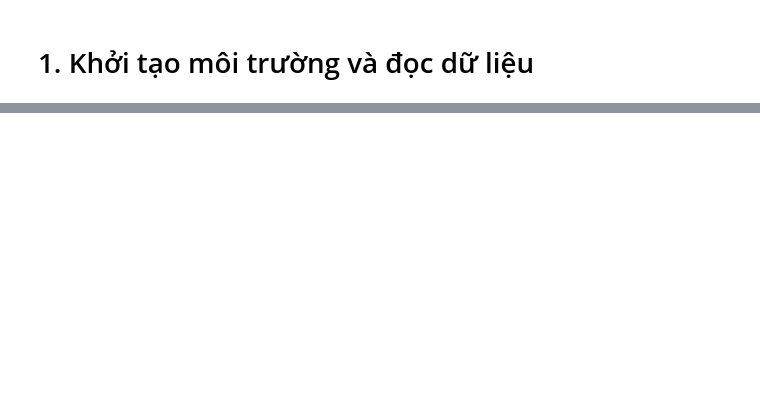
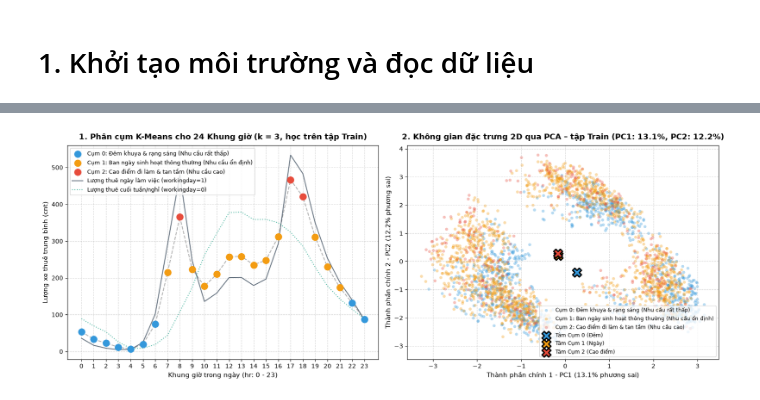
Before and after one commit to nguyenhaidangg/ml-bike-sharing, a Jupyter notebook: notebooks/step2_prep.ipynb, the cells around one changed output, grey strips where cells are left out. Cells and saved outputs as stored; diff of their text form; code cells hidden in the pictures; blank space fills up the shorter version.

```diff
--- a/notebooks/step2_prep.ipynb
+++ b/notebooks/step2_prep.ipynb
@@ -461,0 +273,87 @@ Danh sách 23 đặc trưng sẵn sàng cho huấn luyện:
+# %%
+from sklearn.cluster import KMeans
+from sklearn.decomposition import PCA
+from sklearn.preprocessing import StandardScaler
+
+# 1. Hồ sơ hành vi 24 khung giờ – CHỈ từ tập Train
+train_view = X_train[['hr', 'workingday']].assign(cnt=y_train)
+hourly_stats = pd.DataFrame({
+    'cnt_mean': train_view.groupby('hr')['cnt'].mean(),
+    'cnt_workingday': train_view[train_view['workingday'] == 1].groupby('hr')['cnt'].mean(),
+    'cnt_weekend': train_view[train_view['workingday'] == 0].groupby('hr')['cnt'].mean(),
+}).reset_index()
+
+scaler_h = StandardScaler()
+X_h_scaled = scaler_h.fit_transform(hourly_stats[['cnt_mean', 'cnt_workingday', 'cnt_weekend']])
+kmeans_h = KMeans(n_clusters=3, random_state=RANDOM_STATE, n_init=10)
+hourly_stats['cluster'] = kmeans_h.fit_predict(X_h_scaled)
+
+# Đánh lại nhãn cụm theo lượng thuê tăng dần: 0 (Thấp), 1 (Trung bình), 2 (Cao điểm)
+cluster_rank = hourly_stats.groupby('cluster')['cnt_mean'].mean().sort_values().index
+cluster_map = {old: new for new, old in enumerate(cluster_rank)}
+hourly_stats['hour_cluster'] = hourly_stats['cluster'].map(cluster_map)
+hr_to_cluster = dict(zip(hourly_stats['hr'], hourly_stats['hour_cluster']))
+
+# Áp dụng bảng ánh xạ học từ Train cho cả Train và Test
+train_cluster = X_train['hr'].map(hr_to_cluster)
+test_cluster = X_test['hr'].map(hr_to_cluster)
+
+# 2. PCA fit trên Train (chỉ để trực quan hóa)
+scaler_pca = StandardScaler()
+X_train_pca_in = scaler_pca.fit_transform(X_train)
+pca = PCA(n_components=2, random_state=RANDOM_STATE)
+X_train_pca = pca.fit_transform(X_train_pca_in)
+pca_df = pd.DataFrame(X_train_pca, columns=['pca_1', 'pca_2'], index=X_train.index)
+pca_df['hour_cluster'] = train_cluster
+
+# 3. Vẽ biểu đồ
+fig, axes = plt.subplots(1, 2, figsize=(16, 6))
+cluster_names = {
+    0: "Cụm 0: Đêm khuya & rạng sáng (Nhu cầu rất thấp)",
+    1: "Cụm 1: Ban ngày sinh hoạt thông thường (Nhu cầu ổn định)",
+    2: "Cụm 2: Cao điểm đi làm & tan tầm (Nhu cầu cao)"
+}
+colors = ["#3498db", "#f39c12", "#e74c3c"]
+
+for c in range(3):
+    sub = hourly_stats[hourly_stats['hour_cluster'] == c]
+    axes[0].scatter(sub['hr'], sub['cnt_mean'], color=colors[c], s=120, zorder=5, label=cluster_names[c])
+axes[0].plot(hourly_stats['hr'], hourly_stats['cnt_mean'], color='gray', linestyle='--', alpha=0.6, zorder=2)
+axes[0].plot(hourly_stats['hr'], hourly_stats['cnt_workingday'], color='#2c3e50', linestyle='-', alpha=0.7, label='Lượng thuê ngày làm việc (workingday=1)', zorder=3)
+axes[0].plot(hourly_stats['hr'], hourly_stats['cnt_weekend'], color='#16a085', linestyle=':', alpha=0.7, label='Lượng thuê cuối tuần/nghỉ (workingday=0)', zorder=3)
+axes[0].set_title('1. Phân cụm K-Means cho 24 Khung giờ (k = 3, học trên tập Train)', fontsize=13, fontweight='bold', pad=10)
+axes[0].set_xlabel('Khung giờ trong ngày (hr: 0 - 23)', fontsize=11)
+axes[0].set_ylabel('Lượng xe thuê trung bình (cnt)', fontsize=11)
+axes[0].set_xticks(range(0, 24))
+axes[0].legend(loc='upper left', fontsize=9, frameon=True)
+axes[0].grid(True, linestyle='--', alpha=0.5)
+
+pca_sample = pca_df.sample(n=3000, random_state=RANDOM_STATE)
+for c in range(3):
+    sub = pca_sample[pca_sample['hour_cluster'] == c]
+    axes[1].scatter(sub['pca_1'], sub['pca_2'], color=colors[c], alpha=0.35, s=25, label=cluster_names[c], edgecolors='none')
+centroids_pca = pca_df.groupby('hour_cluster')[['pca_1', 'pca_2']].mean()
+centroid_names = ["Tâm Cụm 0 (Đêm)", "Tâm Cụm 1 (Ngày)", "Tâm Cụm 2 (Cao điểm)"]
+for c in range(3):
+    axes[1].scatter(centroids_pca.loc[c, 'pca_1'], centroids_pca.loc[c, 'pca_2'], color=colors[c], marker='X', s=220,
+                    edgecolors='black', linewidth=2.2, zorder=10, label=centroid_names[c])
+evr = pca.explained_variance_ratio_
+axes[1].set_title(f"2. Không gian đặc trưng 2D qua PCA – tập Train (PC1: {evr[0]*100:.1f}%, PC2: {evr[1]*100:.1f}%)", fontsize=13, fontweight='bold', pad=10)
+axes[1].set_xlabel(f"Thành phần chính 1 - PC1 ({evr[0]*100:.1f}% phương sai)", fontsize=11)
+axes[1].set_ylabel(f"Thành phần chính 2 - PC2 ({evr[1]*100:.1f}% phương sai)", fontsize=11)
+axes[1].legend(loc='lower right', fontsize=8.5, frameon=True)
+axes[1].grid(True, linestyle='--', alpha=0.5)
+
+plt.tight_layout()
+plt.savefig('../output/step2_prep_02_pca_kmeans.png', dpi=300, bbox_inches='tight')
+plt.show()
+
+print("=== CÁC KHUNG GIỜ TRONG TỪNG CỤM (học từ Train) ===")
+for c in range(3):
+    hours = sorted(hourly_stats.loc[hourly_stats['hour_cluster'] == c, 'hr'].tolist())
+    n_tr = (train_cluster == c).sum()
+    avg = y_train[train_cluster == c].mean()
+    print(f"{cluster_names[c]}: giờ {hours} | {n_tr} quan sát Train ({n_tr/len(X_train)*100:.1f}%), TB {avg:.1f} xe/giờ")
+print(f"\nTổng phương sai giải thích bởi PC1 + PC2: {evr.sum()*100:.1f}%")
+# %% [output]
+[figure, added]
```
Also changed, not shown: parts of 56 cells of this notebook, 14 other files.
